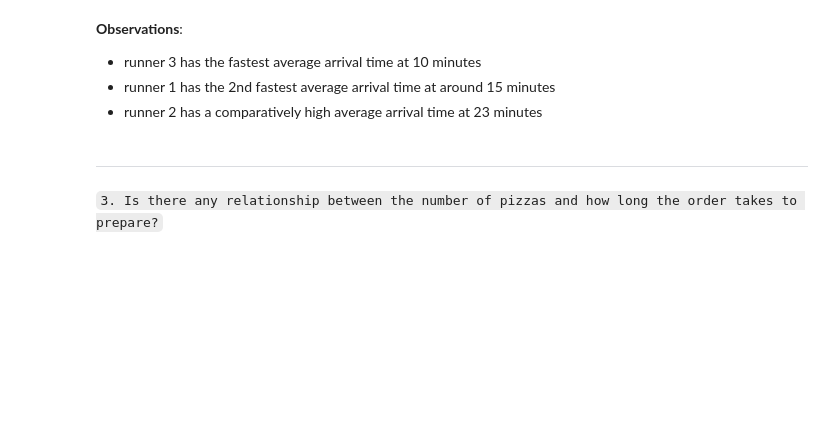
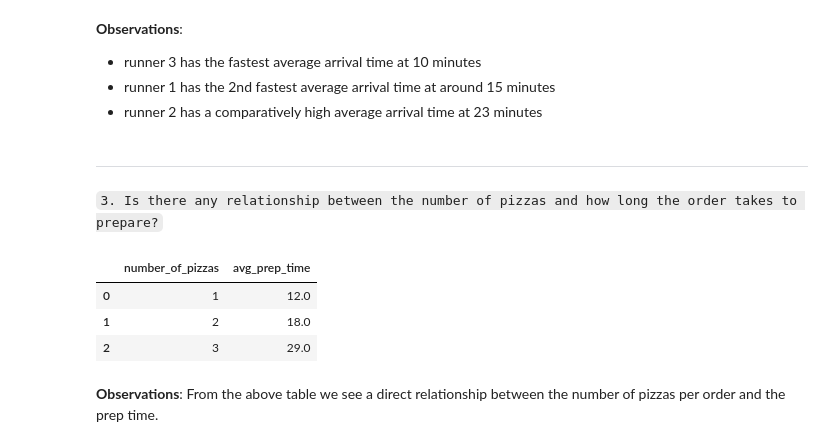
Before and after one commit to A-C-Sai/working-with-data, a Jupyter notebook: projects/sql-case-studies/Pizza Runner.ipynb, the cells around one changed output. Drawn from its saved outputs; the diff is of its cells as text; code cells hidden in the pictures; blank space fills up the shorter version.

````diff
--- a/projects/sql-case-studies/Pizza Runner.ipynb
+++ b/projects/sql-case-studies/Pizza Runner.ipynb
@@ -664,3 +663,36 @@ execute_query(query_str)
 ***
 # %% [markdown]
 ```3. Is there any relationship between the number of pizzas and how long the order takes to prepare?```
+# %%
+query_str = (
+    """
+    with prep_time as (
+        select
+            c.order_id,
+            count(*) as number_of_pizzas,
+            AVG(TIMESTAMPDIFF(MINUTE, c.order_time, r.pickup_time)) as preparation_time
+        from
+            customer_orders c
+            join
+            runner_orders r
+            on c.order_id = r.order_id
+        where r.pickup_time is not null
+        group by c.order_id
+    )
+
+    select
+        number_of_pizzas,
+        AVG(preparation_time) as avg_prep_time
+    from prep_time
+    group by number_of_pizzas
+    """
+)
+# %%
+execute_query(query_str)
+# %% [output]
+|  | number_of_pizzas | avg_prep_time |
+| 0 | 1 | 12.0 |
+| 1 | 2 | 18.0 |
+| 2 | 3 | 29.0 |
+# %% [markdown]
+**Observations**: From the above table we see a direct relationship between the number of pizzas per order and the prep time.
````
Also changed, not shown: parts of 1 cell of this notebook.
